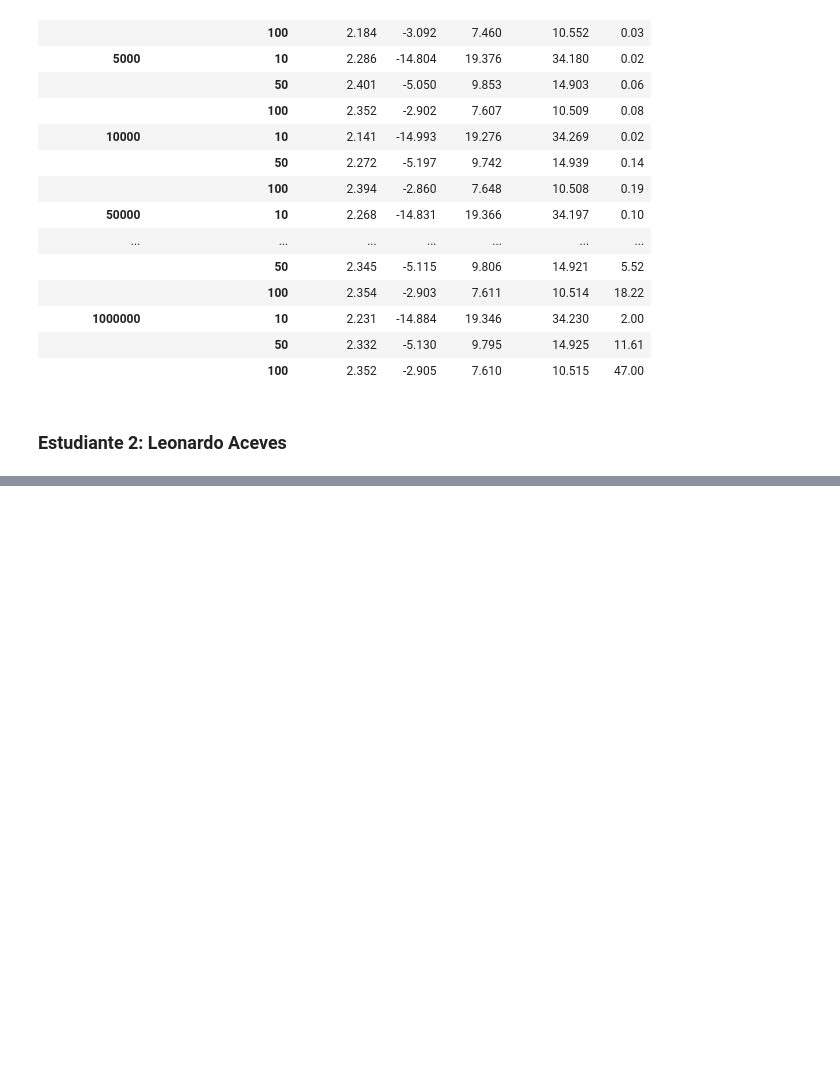
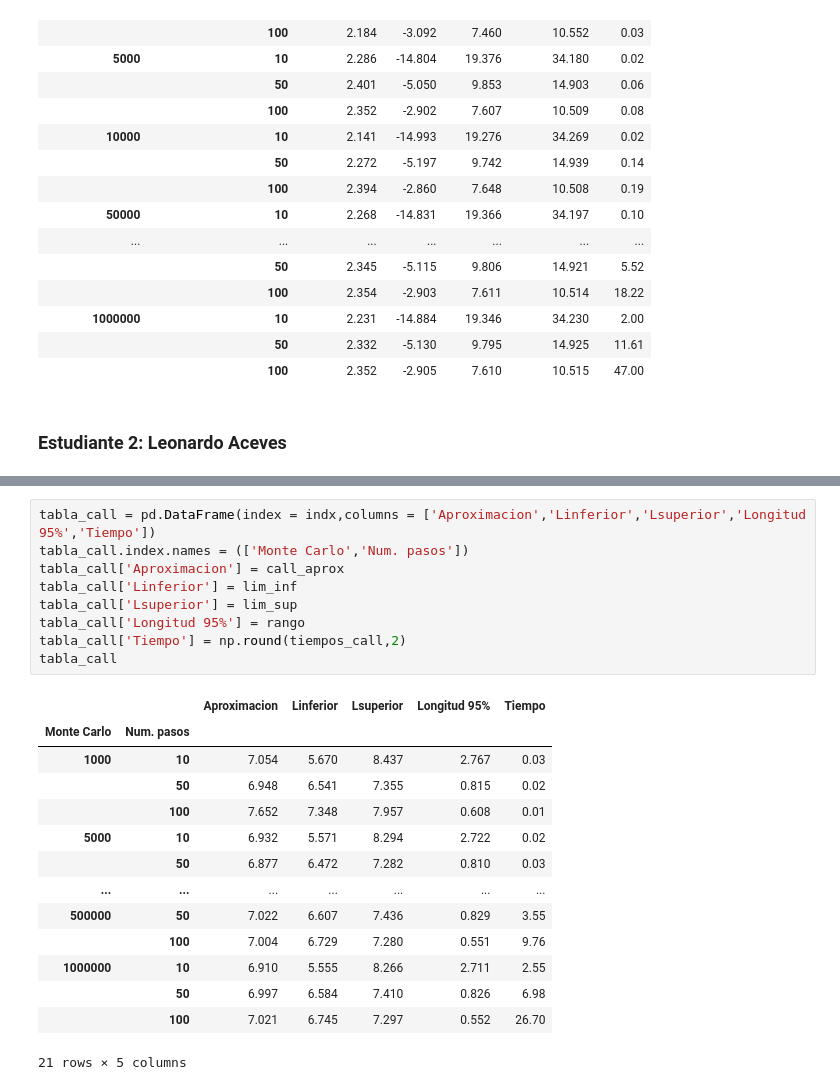
Before and after one commit to feramdor/Tarea9-10_Amdor_Aceves, a Jupyter notebook: Tarea9.ipynb, the cells around one changed output, grey strips where cells are left out. Drawn from its saved outputs; the diff is of its cells as text; blank space fills up the shorter version.

```diff
--- a/Tarea9.ipynb
+++ b/Tarea9.ipynb
@@ -283,0 +303,24 @@ tabla_put
+# %%
+tabla_call = pd.DataFrame(index = indx,columns = ['Aproximacion','Linferior','Lsuperior','Longitud 95%','Tiempo'])
+tabla_call.index.names = (['Monte Carlo','Num. pasos'])
+tabla_call['Aproximacion'] = call_aprox
+tabla_call['Linferior'] = lim_inf
+tabla_call['Lsuperior'] = lim_sup
+tabla_call['Longitud 95%'] = rango
+tabla_call['Tiempo'] = np.round(tiempos_call,2)
+tabla_call
+# %% [output]
+|  |  | Aproximacion | Linferior | Lsuperior | Longitud 95% | Tiempo |
+| Monte Carlo | Num. pasos |  |  |  |  |  |
+| 1000 | 10 | 7.054 | 5.670 | 8.437 | 2.767 | 0.03 |
+|  | 50 | 6.948 | 6.541 | 7.355 | 0.815 | 0.02 |
+|  | 100 | 7.652 | 7.348 | 7.957 | 0.608 | 0.01 |
+| 5000 | 10 | 6.932 | 5.571 | 8.294 | 2.722 | 0.02 |
+|  | 50 | 6.877 | 6.472 | 7.282 | 0.810 | 0.03 |
+| ... | ... | ... | ... | ... | ... | ... |
+| 500000 | 50 | 7.022 | 6.607 | 7.436 | 0.829 | 3.55 |
+|  | 100 | 7.004 | 6.729 | 7.280 | 0.551 | 9.76 |
+| 1000000 | 10 | 6.910 | 5.555 | 8.266 | 2.711 | 2.55 |
+|  | 50 | 6.997 | 6.584 | 7.410 | 0.826 | 6.98 |
+|  | 100 | 7.021 | 6.745 | 7.297 | 0.552 | 26.70 |
+21 rows × 5 columns
```
Also changed, not shown: parts of 7 cells of this notebook.
